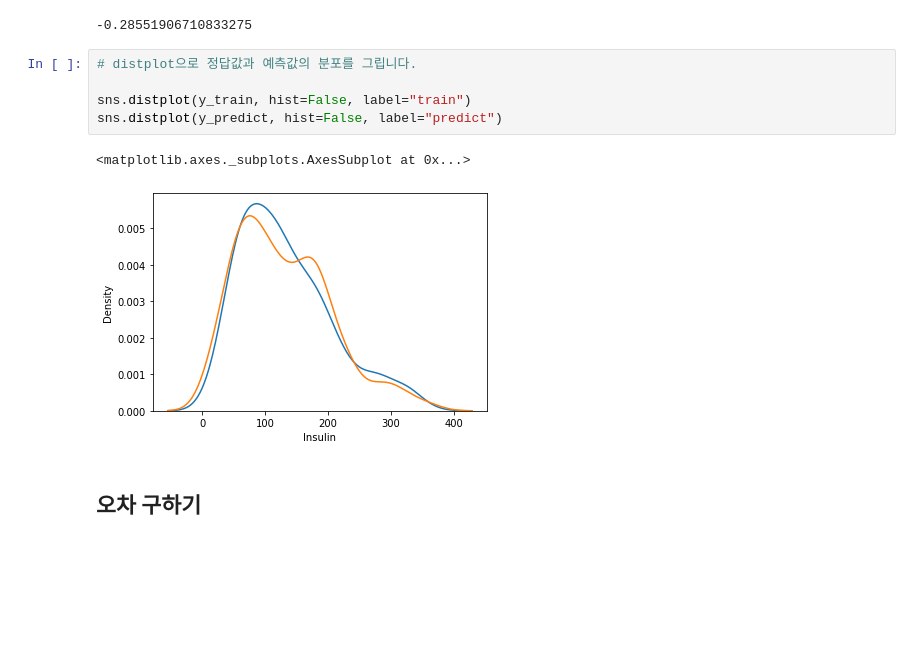
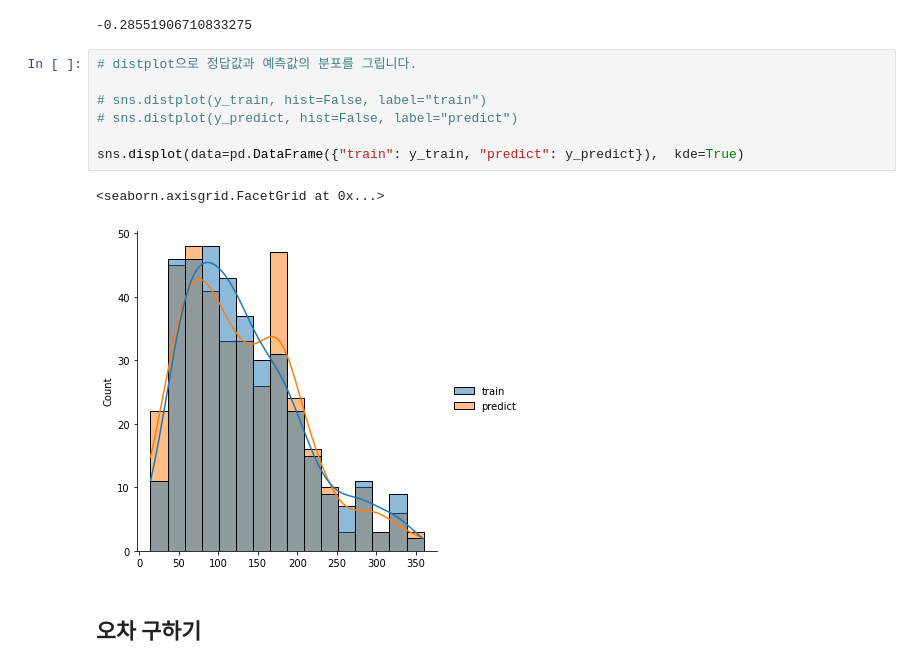
Before and after one commit to corazzon/boostcourse-ds-511, a Jupyter notebook: pima-regression-baseline-01.ipynb, the cells around one changed output. Drawn from its saved outputs; the diff is of its cells as text; blank space fills up the shorter version.

Commit message:
modify distplot

```diff
--- a/pima-regression-baseline-01.ipynb
+++ b/pima-regression-baseline-01.ipynb
@@ -230,11 +231,13 @@ r2_score(y_train, y_predict)
 # %%
 # distplot으로 정답값과 예측값의 분포를 그립니다.
 
-sns.distplot(y_train, hist=False, label="train")
-sns.distplot(y_predict, hist=False, label="predict")
+# sns.distplot(y_train, hist=False, label="train")
+# sns.distplot(y_predict, hist=False, label="predict")
+
+sns.displot(data=pd.DataFrame({"train": y_train, "predict": y_predict}),  kde=True)
 # %% [output]
-<matplotlib.axes._subplots.AxesSubplot at 0x...>
+<seaborn.axisgrid.FacetGrid at 0x...>
-[figure, old version]
+[figure, new version]
 # %% [markdown]
 ## 오차 구하기
 # %%
```
Also changed, not shown: parts of 6 cells of this notebook.
